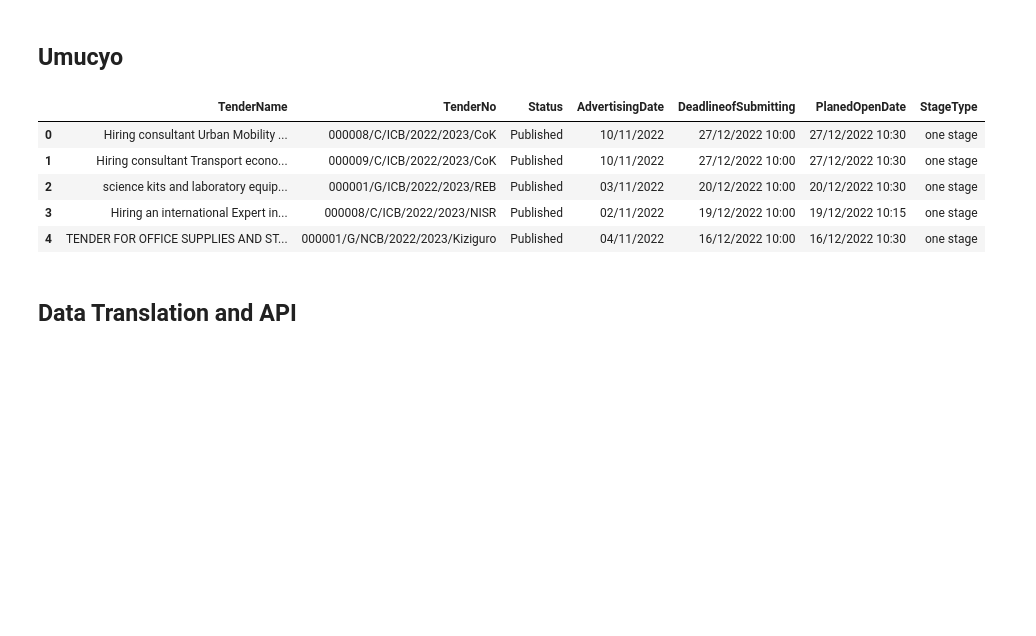
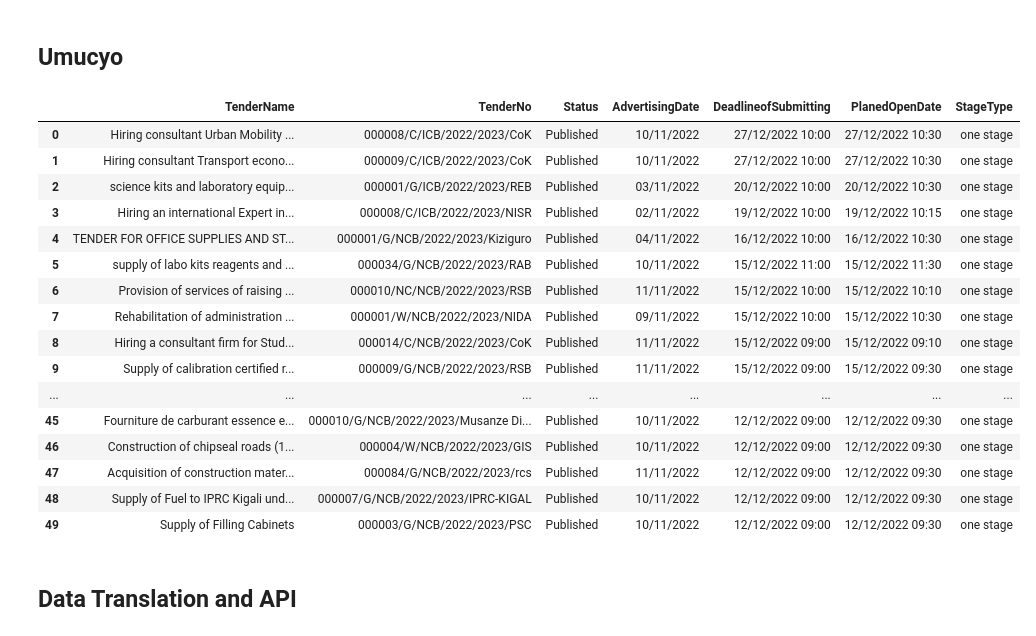
Before and after one commit to skevin-dev/NLP-FELLOWSHIP, a Jupyter notebook: Shyaka_Kevin_Hackathon_File.ipynb, the cells around one changed output. Cells and saved outputs as stored; diff of their text form; code cells hidden in the pictures; blank space fills up the shorter version.

```diff
--- a/Shyaka_Kevin_Hackathon_File.ipynb
+++ b/Shyaka_Kevin_Hackathon_File.ipynb
@@ -328,21 +325,25 @@ df_it
 # %% [markdown]
 ## Umucyo
 # %%
-def DataExtractionUmucyo(link: str):
+def DataExtractionUmucyo(filepath: str):
   """this function helps to extract data from umucyo
 
   Args
   ----
-  link:str
-     a link where data are requested
+  filepath:str
+     filepath of txt file containing html file of all page after navigating view frame source
 
   returns
   -------
   df: dataframe
       dataset of the data
   """
-  content =  requests.get(link)
-  soup =  BeautifulSoup(content.text, "html.parser")
+  # given the path to text file of format of the page, I extract 50 records
+  page_content = ""
+  with open(filepath,'r') as file:
+    for line in file.readlines():
+      page_content +=line
+  soup =  BeautifulSoup(page_content, "html.parser")
 
   table = soup.find('table',class_='article_table mb10')
 
@@ -365,12 +364,25 @@ df_umucyo = DataExtractionUmucyo('https://www.umucyo.gov.rw/eb/bav/selectListAdv
+# %%
+df_umucyo = DataExtractionUmucyo('/content/umucyo_frame_work.txt')
 # %%
-df_umucyo.head()
+df_umucyo
 # %% [output]
 |  | TenderName | TenderNo | Status | AdvertisingDate | DeadlineofSubmitting | PlanedOpenDate | StageType |
 | 0 | Hiring consultant Urban Mobility ... | 000008/C/ICB/2022/2023/CoK | Published | 10/11/2022 | 27/12/2022 10:00 | 27/12/2022 10:30 | one stage |
 | 1 | Hiring consultant Transport econo... | 000009/C/ICB/2022/2023/CoK | Published | 10/11/2022 | 27/12/2022 10:00 | 27/12/2022 10:30 | one stage |
 | 2 | science kits and laboratory equip... | 000001/G/ICB/2022/2023/REB | Published | 03/11/2022 | 20/12/2022 10:00 | 20/12/2022 10:30 | one stage |
 | 3 | Hiring an international Expert in... | 000008/C/ICB/2022/2023/NISR | Published | 02/11/2022 | 19/12/2022 10:00 | 19/12/2022 10:15 | one stage |
 | 4 | TENDER FOR OFFICE SUPPLIES AND ST... | 000001/G/NCB/2022/2023/Kiziguro | Published | 04/11/2022 | 16/12/2022 10:00 | 16/12/2022 10:30 | one stage |
+| 5 | supply of labo kits reagents and ... | 000034/G/NCB/2022/2023/RAB | Published | 10/11/2022 | 15/12/2022 11:00 | 15/12/2022 11:30 | one stage |
+| 6 | Provision of services of raising ... | 000010/NC/NCB/2022/2023/RSB | Published | 11/11/2022 | 15/12/2022 10:00 | 15/12/2022 10:10 | one stage |
+| 7 | Rehabilitation of administration ... | 000001/W/NCB/2022/2023/NIDA | Published | 09/11/2022 | 15/12/2022 10:00 | 15/12/2022 10:30 | one stage |
+| 8 | Hiring a consultant firm for Stud... | 000014/C/NCB/2022/2023/CoK | Published | 11/11/2022 | 15/12/2022 09:00 | 15/12/2022 09:10 | one stage |
+| 9 | Supply of calibration certified r... | 000009/G/NCB/2022/2023/RSB | Published | 11/11/2022 | 15/12/2022 09:00 | 15/12/2022 09:30 | one stage |
+| ... | ... | ... | ... | ... | ... | ... | ... |
+| 45 | Fourniture de carburant essence e... | 000010/G/NCB/2022/2023/Musanze Di... | Published | 10/11/2022 | 12/12/2022 09:00 | 12/12/2022 09:30 | one stage |
+| 46 | Construction of chipseal roads (1... | 000004/W/NCB/2022/2023/GIS | Published | 10/11/2022 | 12/12/2022 09:00 | 12/12/2022 09:30 | one stage |
+| 47 | Acquisition of construction mater... | 000084/G/NCB/2022/2023/rcs | Published | 11/11/2022 | 12/12/2022 09:00 | 12/12/2022 09:30 | one stage |
+| 48 | Supply of Fuel to IPRC Kigali und... | 000007/G/NCB/2022/2023/IPRC-KIGAL | Published | 10/11/2022 | 12/12/2022 09:00 | 12/12/2022 09:30 | one stage |
+| 49 | Supply of Filling Cabinets | 000003/G/NCB/2022/2023/PSC | Published | 10/11/2022 | 12/12/2022 09:00 | 12/12/2022 09:30 | one stage |
 # %% [markdown]
 ## Data Translation and API
 # %%
```
Also changed, not shown: parts of 4 cells of this notebook.
